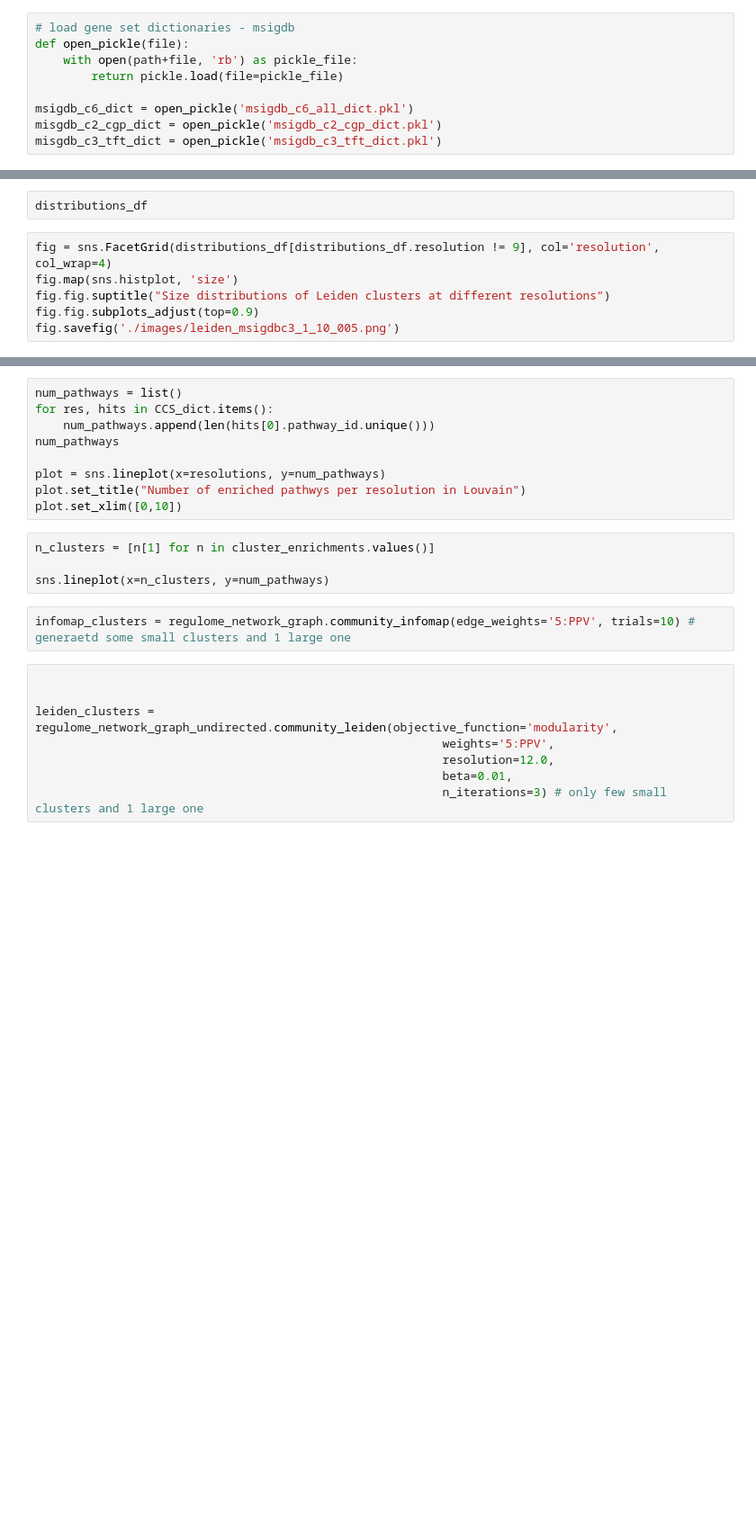
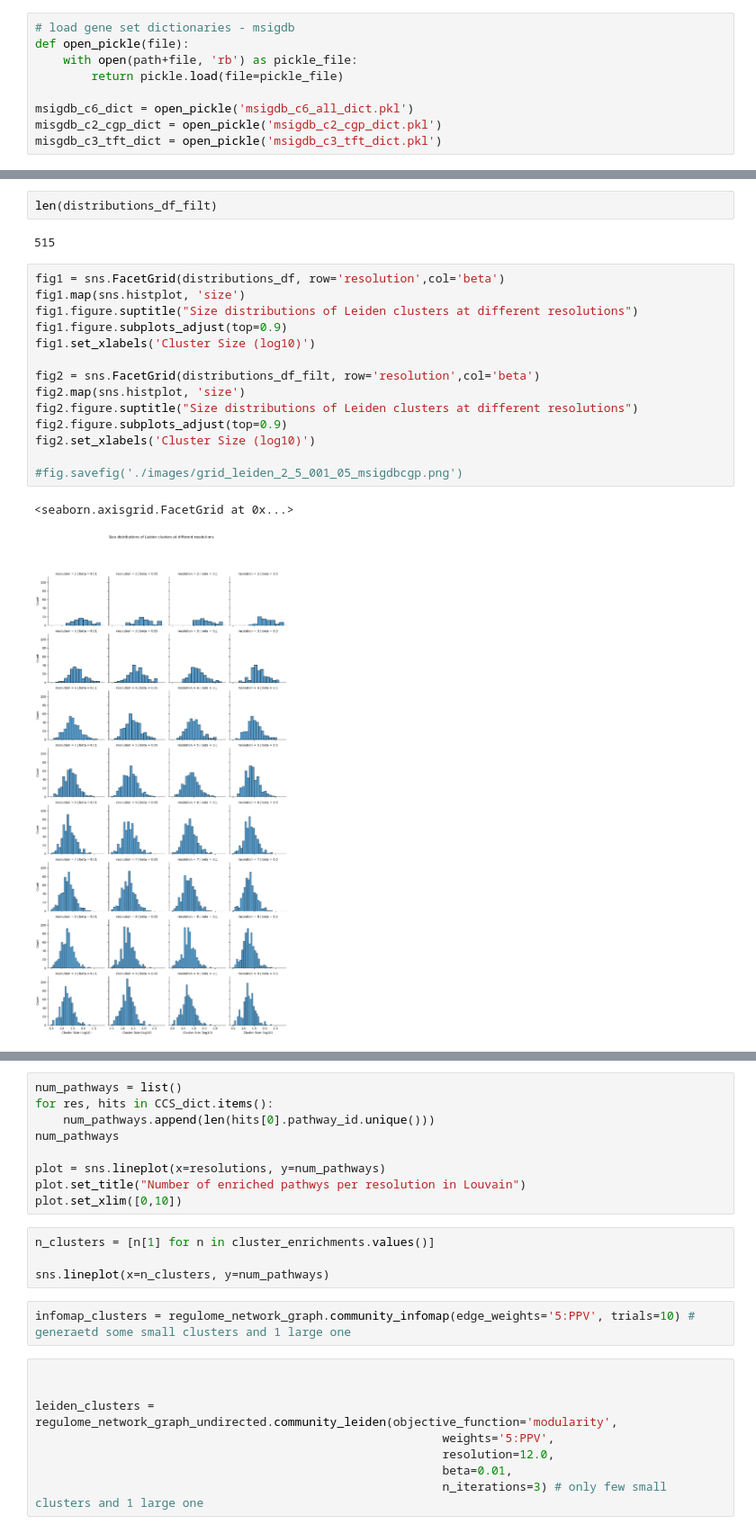
Before and after one commit to ViHoller/regulomeClustering, a Jupyter notebook: regulome_clustering.ipynb, the cells around one changed output, grey strips where cells are left out. Shown: that part at 90% size. Saved outputs shown, nothing was run; the diff lists cells and outputs as text; blank space fills up the shorter version.

```diff
--- a/regulome_clustering.ipynb
+++ b/regulome_clustering.ipynb
@@ -93,8 +128,21 @@ for (res, cluster_enrichments) in cluster_enrichment_dict.items():
-# %%
-distributions_df
+# %%
+len(distributions_df_filt)
+# %% [output]
+515
 # %%
-fig = sns.FacetGrid(distributions_df[distributions_df.resolution != 9], col='resolution', col_wrap=4)
-fig.map(sns.histplot, 'size')
-fig.fig.suptitle("Size distributions of Leiden clusters at different resolutions")
-fig.fig.subplots_adjust(top=0.9)
-fig.savefig('./images/leiden_msigdbc3_1_10_005.png')
+fig1 = sns.FacetGrid(distributions_df, row='resolution',col='beta')
+fig1.map(sns.histplot, 'size')
+fig1.figure.suptitle("Size distributions of Leiden clusters at different resolutions")
+fig1.figure.subplots_adjust(top=0.9)
+fig1.set_xlabels('Cluster Size (log10)')
+
+fig2 = sns.FacetGrid(distributions_df_filt, row='resolution',col='beta')
+fig2.map(sns.histplot, 'size')
+fig2.figure.suptitle("Size distributions of Leiden clusters at different resolutions")
+fig2.figure.subplots_adjust(top=0.9)
+fig2.set_xlabels('Cluster Size (log10)')
+
+#fig.savefig('./images/grid_leiden_2_5_001_05_msigdbcgp.png')
+# %% [output]
+<seaborn.axisgrid.FacetGrid at 0x...>
+[figure, added]
```
Also changed, not shown: parts of 11 cells of this notebook, 4 other files.
